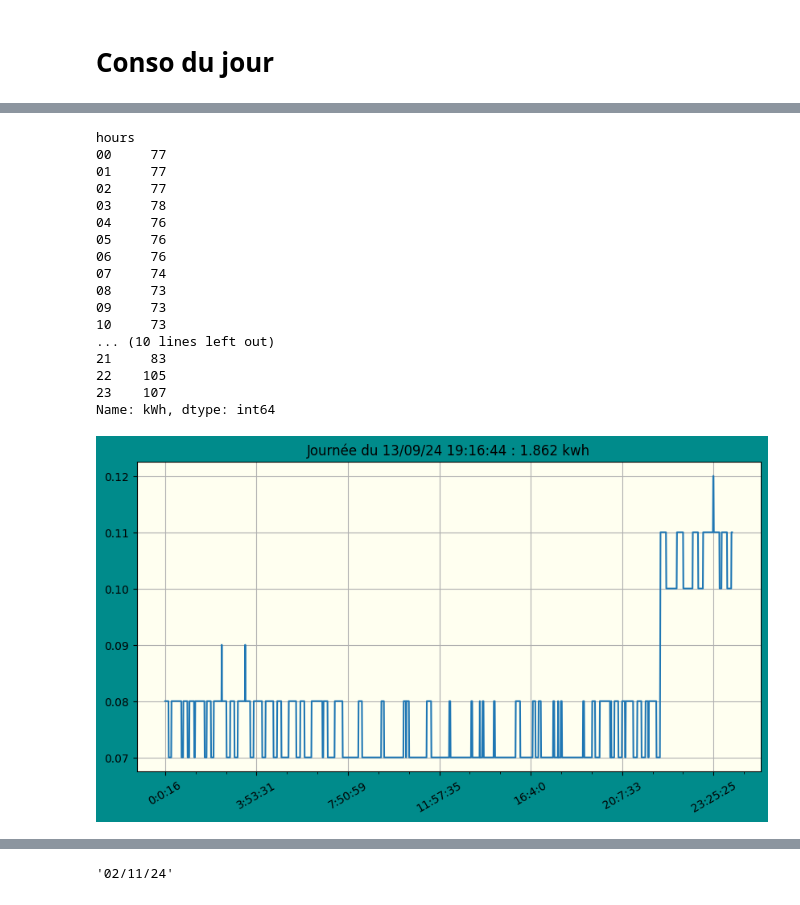
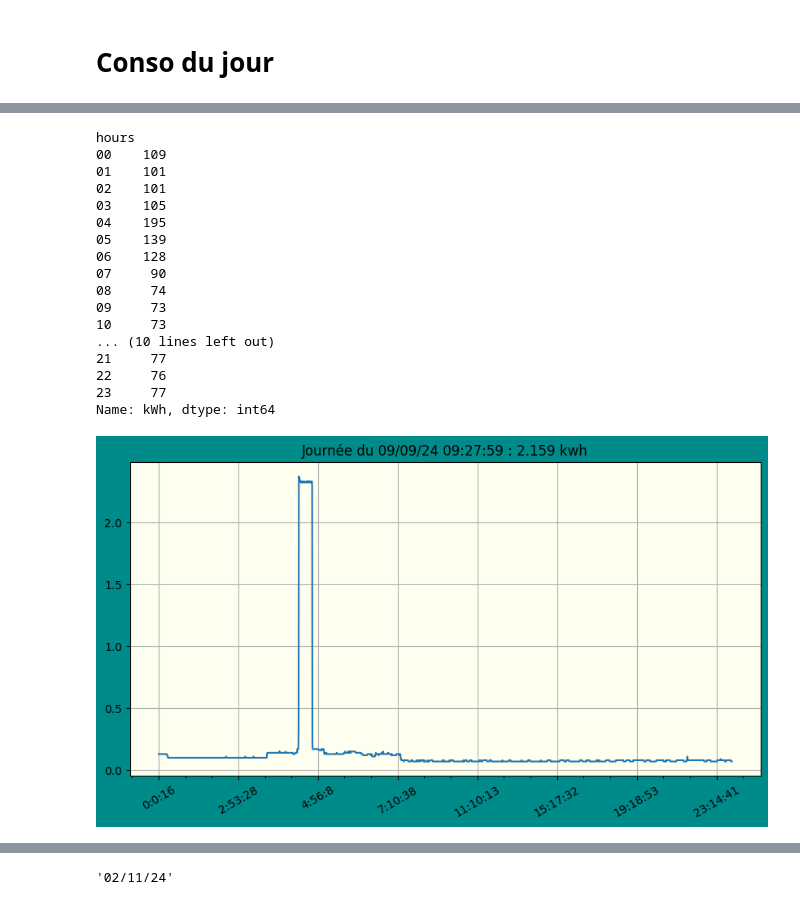
Before and after one commit to jdavid54/jupyter_notebooks, a Jupyter notebook: conso_kwh_reduced.ipynb, the cells around one changed output, grey strips where cells are left out. Drawn from its saved outputs; the diff is of its cells as text; code cells hidden in the pictures.

```diff
--- a/conso_kwh_reduced.ipynb
+++ b/conso_kwh_reduced.ipynb
@@ -1119,29 +1123,29 @@ groupedbyhour.count()
 # %%
-day = '13/09/24'
+day = '09/09/24'
 #day = today
 grp_by_dayhours.loc[day].kWh
 # %% [output]
 hours
-00     77
-01     77
-02     77
-03     78
-04     76
-05     76
-06     76
-07     74
-08     73
+00    109
+01    101
+02    101
+03    105
+04    195
+05    139
+06    128
+07     90
+08     74
 09     73
 10     73
 ... (10 lines left out)
-21     83
-22    105
-23    107
+21     77
+22     76
+23     77
 Name: kWh, dtype: int64
 # %%
-show('13/09/24',bgcolor='ivory')
+show(day,bgcolor='ivory')
 # %% [output]
-[figure, old version]
+[figure, new version]
 # %%
 show(day,bgcolor='ivory')
 # %% [output]
```
Also changed, not shown: parts of 91 cells of this notebook, 5 other files.
